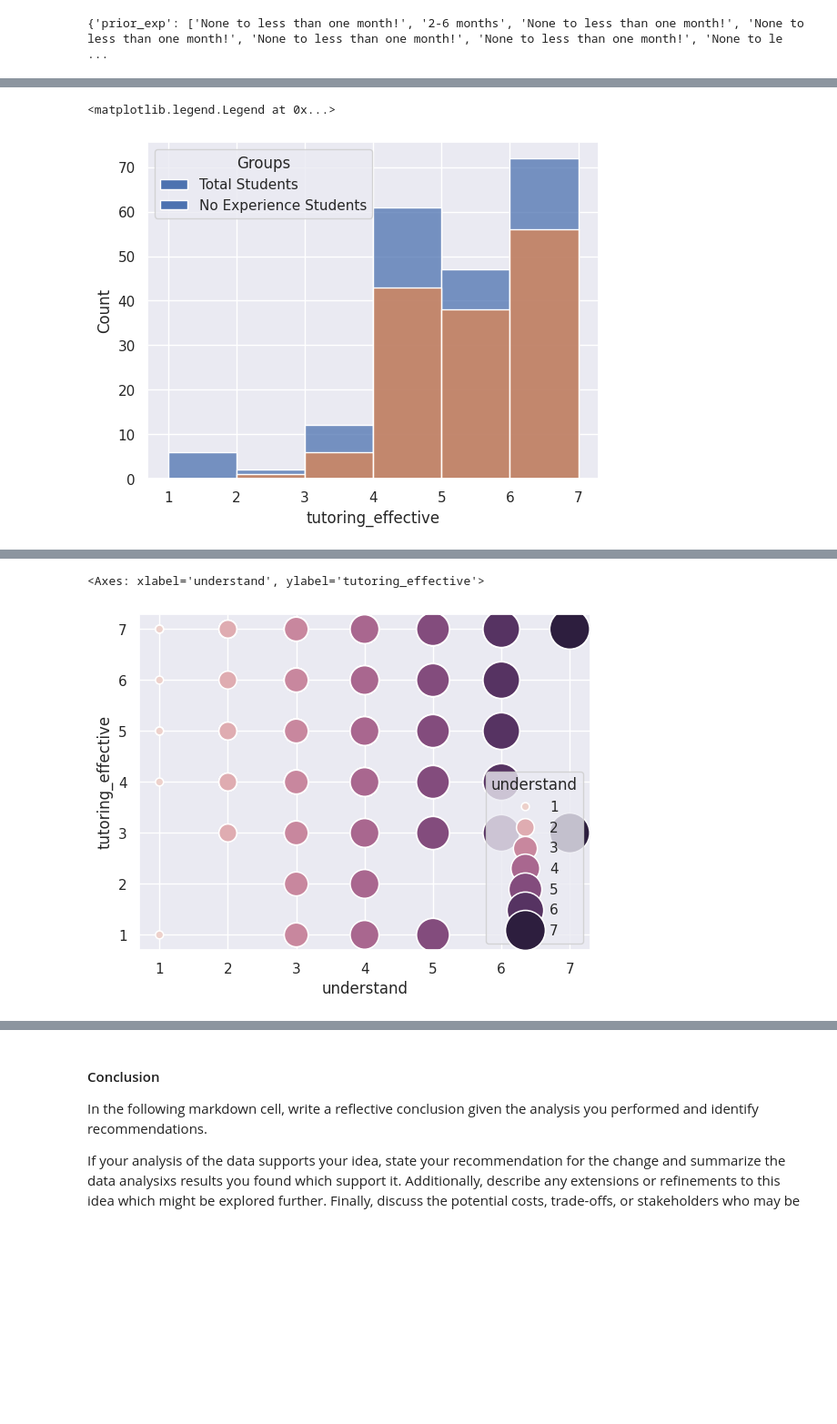
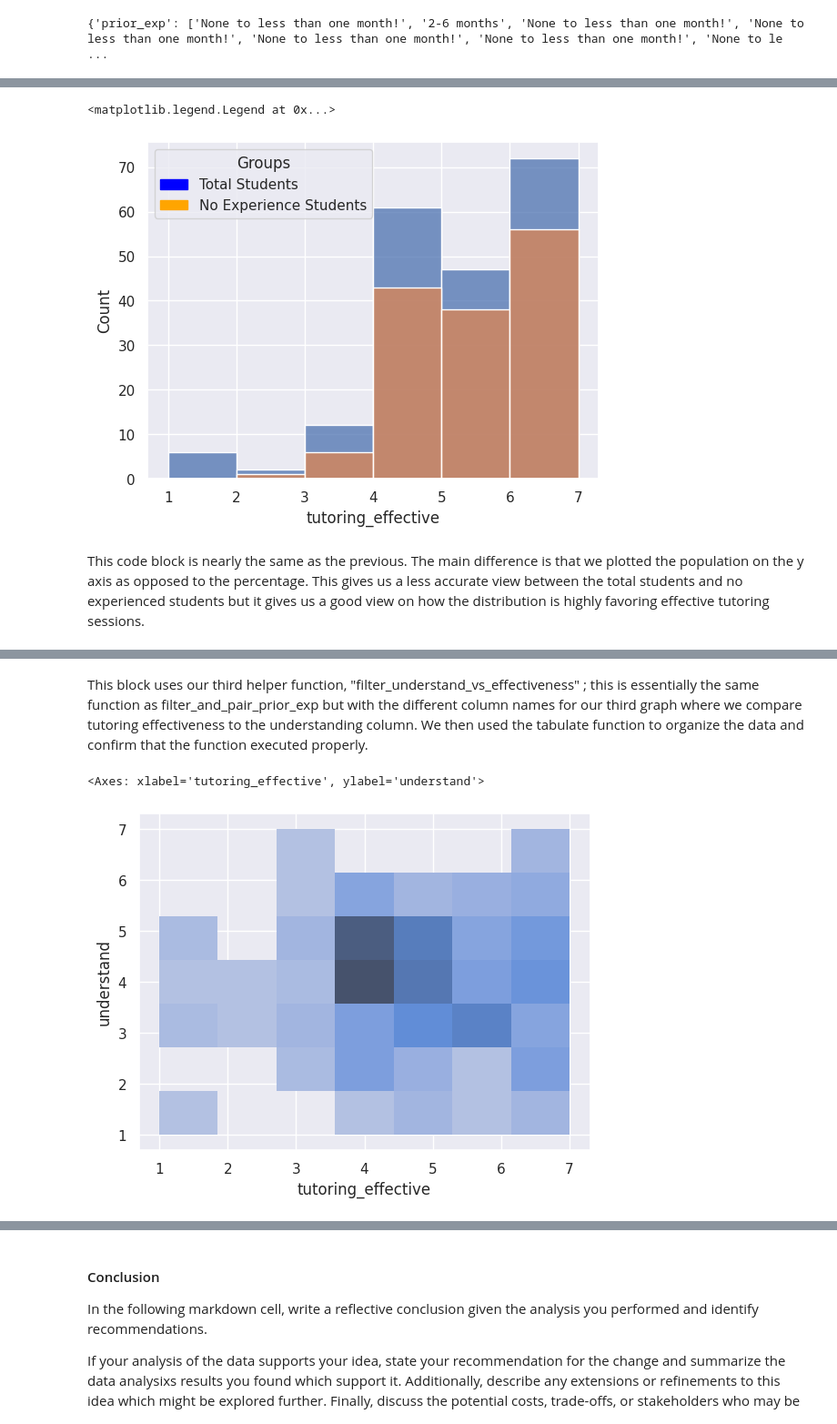
Before and after one commit to jdherr137/comp110-26s-workspace, a Jupyter notebook: exercises/ex09/analysis.ipynb, the cells around one changed output, grey strips where cells are left out. Shown at 91% size. Saved outputs shown, nothing was run; the diff lists cells and outputs as text; code cells hidden in the pictures; blank space fills up the shorter version.

```diff
--- a/exercises/ex09/analysis.ipynb
+++ b/exercises/ex09/analysis.ipynb
@@ -567,8 +570,6 @@ plt.legend(handles=legend_items, title="Groups")
 # %%
 #make histogram for number of students
-import seaborn as sns
-import matplotlib.pyplot as plt
-from matplotlib.patches import Patch
+
 sns.set_theme()
 
 #total number of students
@@ -581,13 +582,16 @@ sns.histplot(data=data_converted, x= "tutoring_effective", bins= [1,2,3,4,5,6,7]
 
 #legend
 legend_items = [
-    Patch(label="Total Students"),
-    Patch(label="No Experience Students")
+    Patch(color="blue", label="Total Students"),
+    Patch(color="orange", label="No Experience Students")
 ]
+
 plt.legend(handles=legend_items, title="Groups")
 # %% [output]
 <matplotlib.legend.Legend at 0x...>
-[figure, old version]
+[figure, new version]
+# %% [markdown]
+This code block is nearly the same as the previous. The main difference is that we plotted the population on the y axis as opposed to the percentage. This gives us a less accurate view between the total students and no experienced students but it gives us a good view on how the distribution is highly favoring effective tutoring sessions.
 # %%
 #preparing data for understanding vs prior experience
 filtered_understanding: dict[str,list[str]]= filter_understand_vs_effectiveness(understand, tutor)
@@ -610,14 +614,14 @@ print(tabulate(filtered_understanding, headers=["Understanding", "Effectiveness"
 +-----------------+-----------------+
 |               5 |               4 |
 +-----------------+-----------------+
+# %% [markdown]
+This block uses our third helper function, "filter_understand_vs_effectiveness" ; this is essentially the same function as filter_and_pair_prior_exp but with the different column names for our third graph where we compare tutoring effectiveness to the understanding column. We then used the tabulate function to organize the data and confirm that the function executed properly.
 # %%
 #heat map of understanding vs prior experience
 
-
 data_converted_scatterplot: dict[str, list[str | int]] = convert_columns_to_int(filtered_understanding, ["understand", "tutoring_effective"])
 
-
-sns.scatterplot(data=data_converted_scatterplot, x="understand", y= "tutoring_effective", hue="understand", size="understand", sizes=(40,1000))
+sns.histplot(data=data_converted_scatterplot, x="tutoring_effective", y="understand", bins =7)
 # %% [output]
-<Axes: xlabel='understand', ylabel='tutoring_effective'>
+<Axes: xlabel='tutoring_effective', ylabel='understand'>
-[figure, old version]
+[figure, new version]
```
Also changed, not shown: parts of 11 cells of this notebook, 1 other file.
